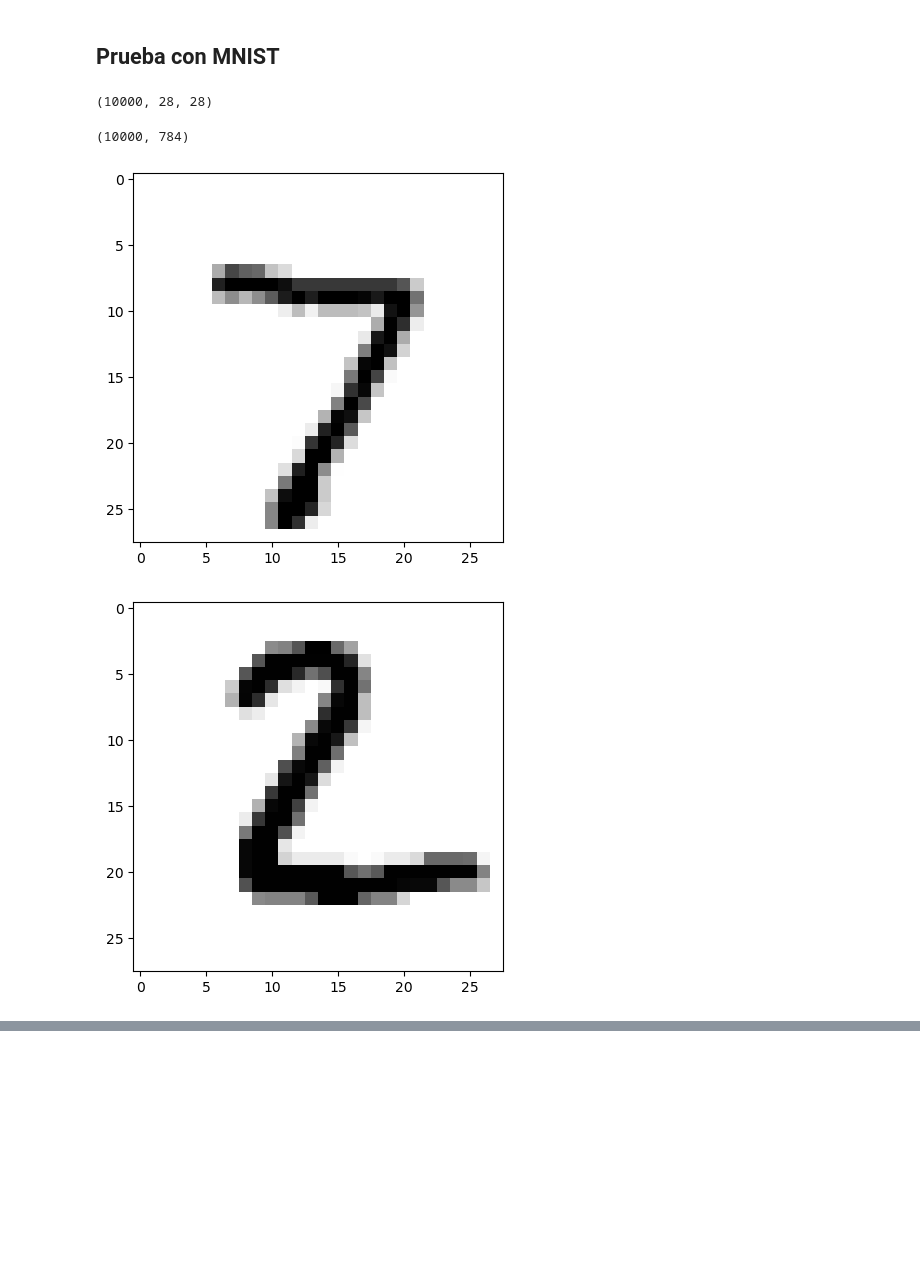
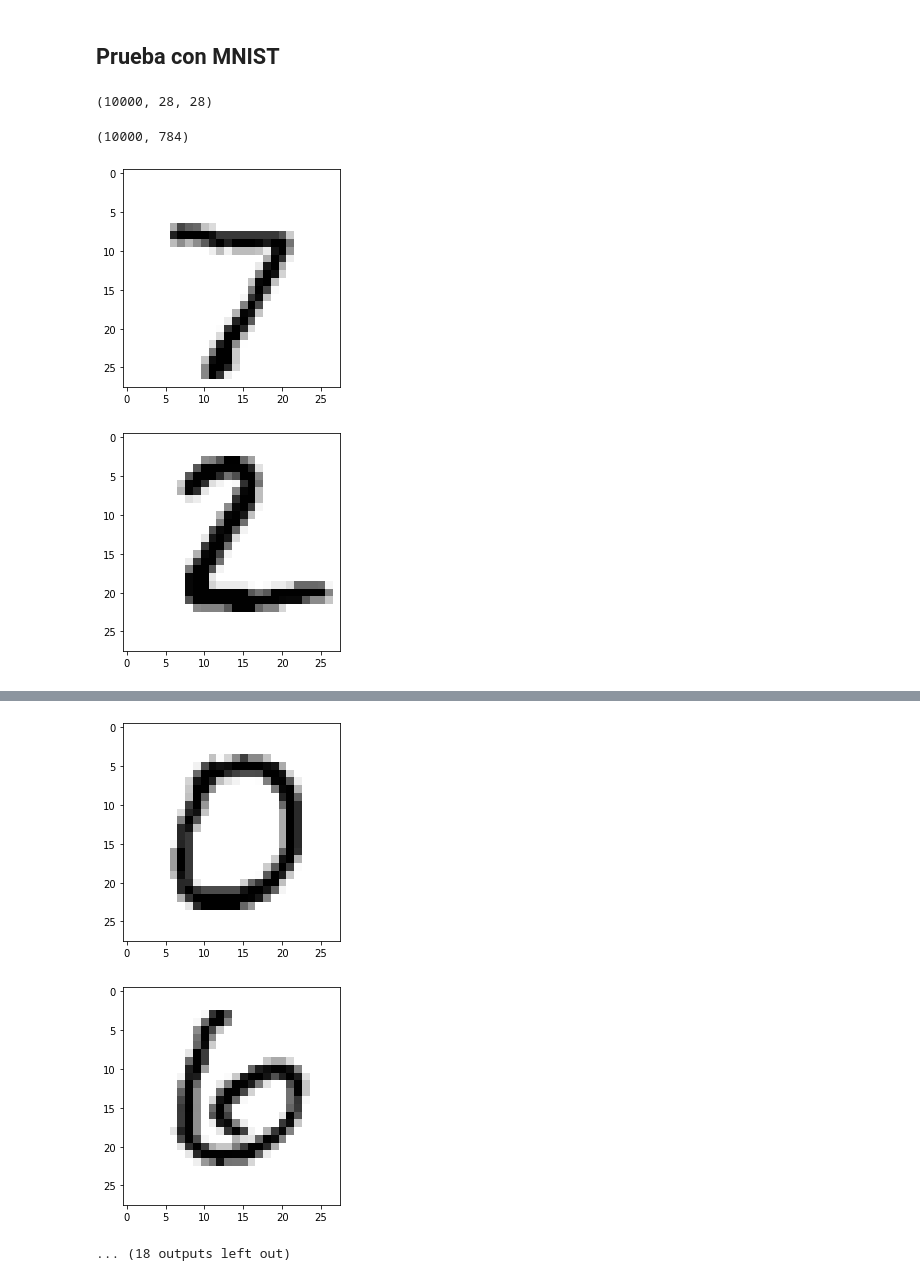
Before and after one commit to hperaltav/tareasmia, a Jupyter notebook: Untitled.ipynb, the cells around one changed output, grey strips where cells are left out. Saved outputs shown, nothing was run; the diff lists cells and outputs as text; code cells hidden in the pictures; blank space fills up the shorter version.

```diff
--- a/Untitled.ipynb
+++ b/Untitled.ipynb
@@ -120,8 +143,9 @@ plt.scatter(repfinal[:,0],repfinal[:,1], c='black', marker='x')
 ## Prueba con MNIST
 # %%
 (x_train, y_train), (x_test, y_test) = mnist.load_data()
-# %%
-x_test.shape
-# %% [output]
-(10000, 28, 28)
+# %%
+X = x_test
+X.shape
+# %% [output]
+(10000, 28, 28)
 # %%
@@ -130,9 +154,9 @@ x_new.shape
 # %% [output]
 (10000, 784)
 # %%
-for j in range(10):
+for j in range(30):
     plt.imshow(x_test[j], cmap=plt.cm.binary)
     plt.show()
 # %% [output]
-[figure, old version]
+[figure, new version]
-[figure, old version]
+[figure, new version]
@@ -147,3 +171,6 @@ for j in range(10):
+[figure, added]
+[figure, added]
+... (18 outputs left out)
 # %%
 Z0 = rep_inicial(20, x_new, semilla=25222)
 
```
Also changed, not shown: parts of 14 cells of this notebook.
